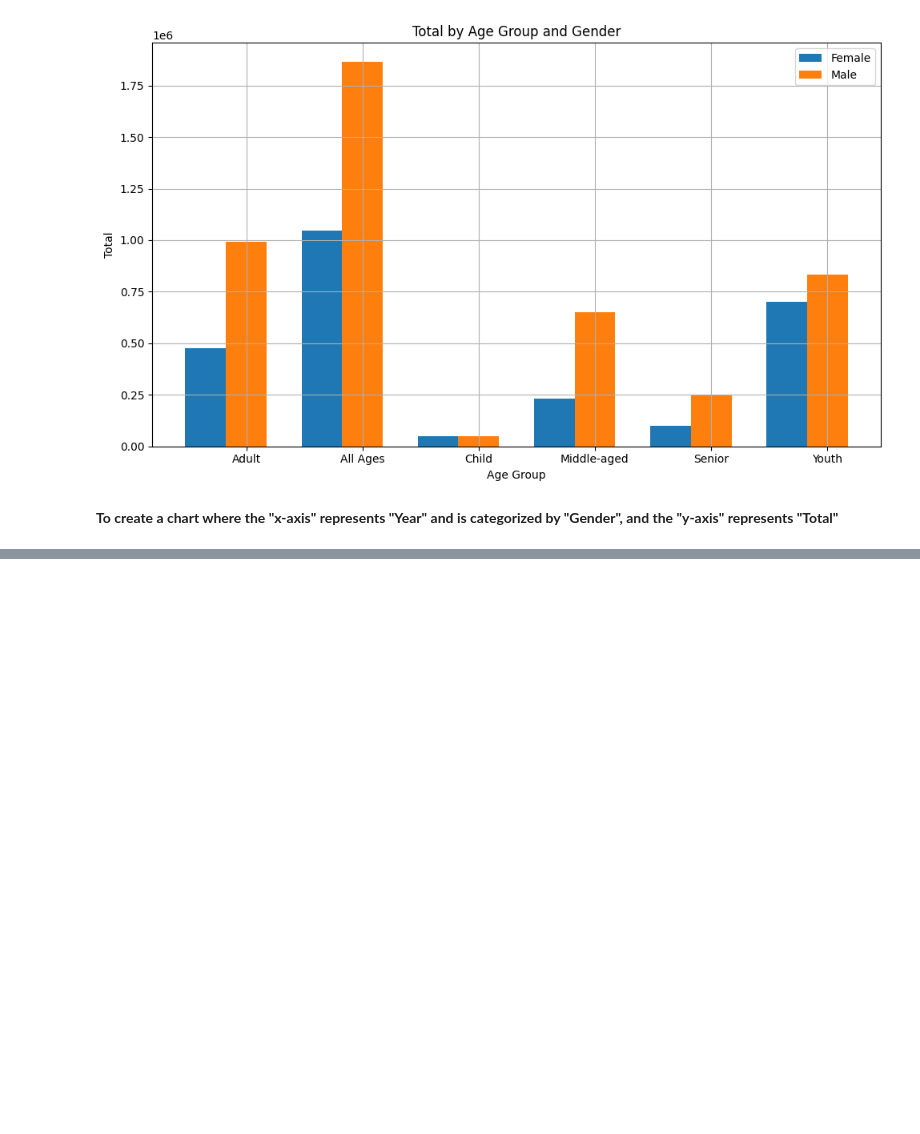
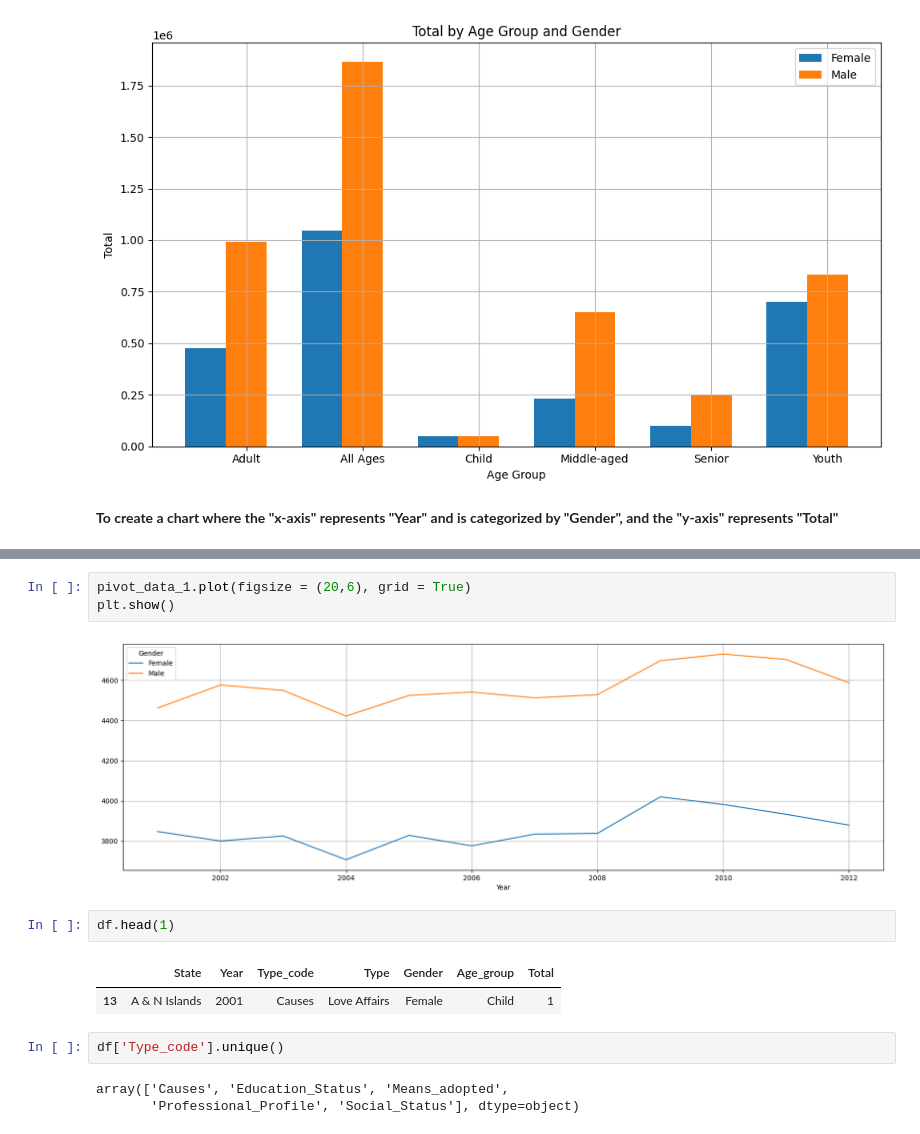
Before and after one commit to Udhay2898/Suicides-Analysis-in-India, a Jupyter notebook: Suicides Analysis.ipynb, the cells around one changed output, grey strips where cells are left out. Saved outputs shown, nothing was run; the diff lists cells and outputs as text; blank space fills up the shorter version.

```diff
--- a/Suicides Analysis.ipynb
+++ b/Suicides Analysis.ipynb
@@ -315,0 +386,15 @@ plt.show()
+# %%
+pivot_data_1.plot(figsize = (20,6), grid = True)
+plt.show()
+# %% [output]
+[figure, added]
+# %%
+df.head(1)
+# %% [output]
+|  | State | Year | Type_code | Type | Gender | Age_group | Total |
+| 13 | A & N Islands | 2001 | Causes | Love Affairs | Female | Child | 1 |
+# %%
+df['Type_code'].unique()
+# %% [output]
+array(['Causes', 'Education_Status', 'Means_adopted',
+       'Professional_Profile', 'Social_Status'], dtype=object)
```
Also changed, not shown: parts of 21 cells of this notebook.
